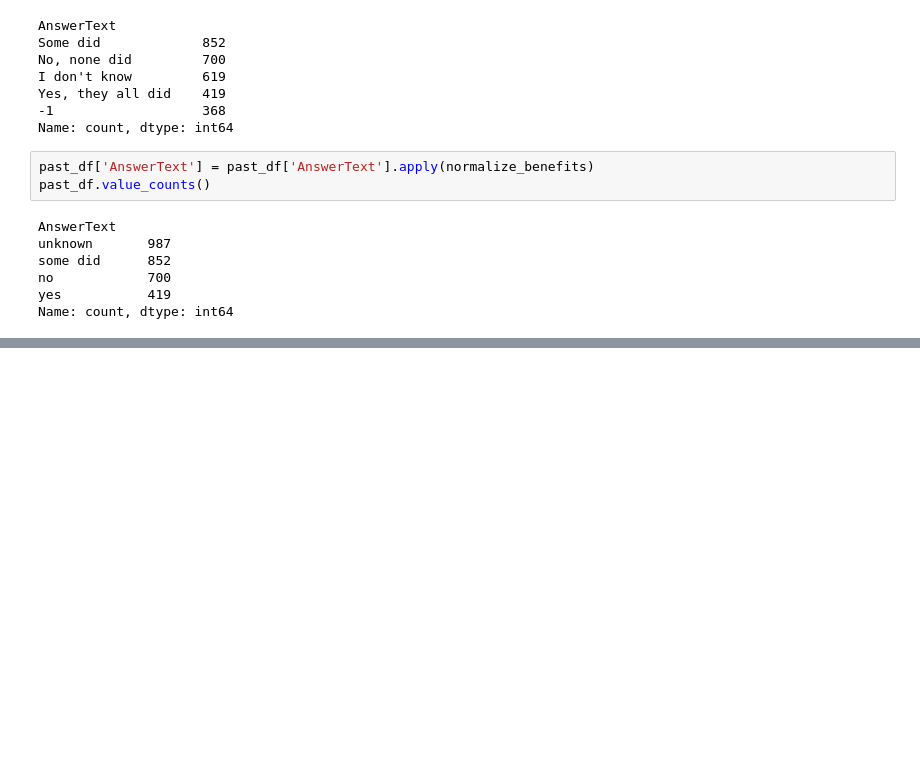
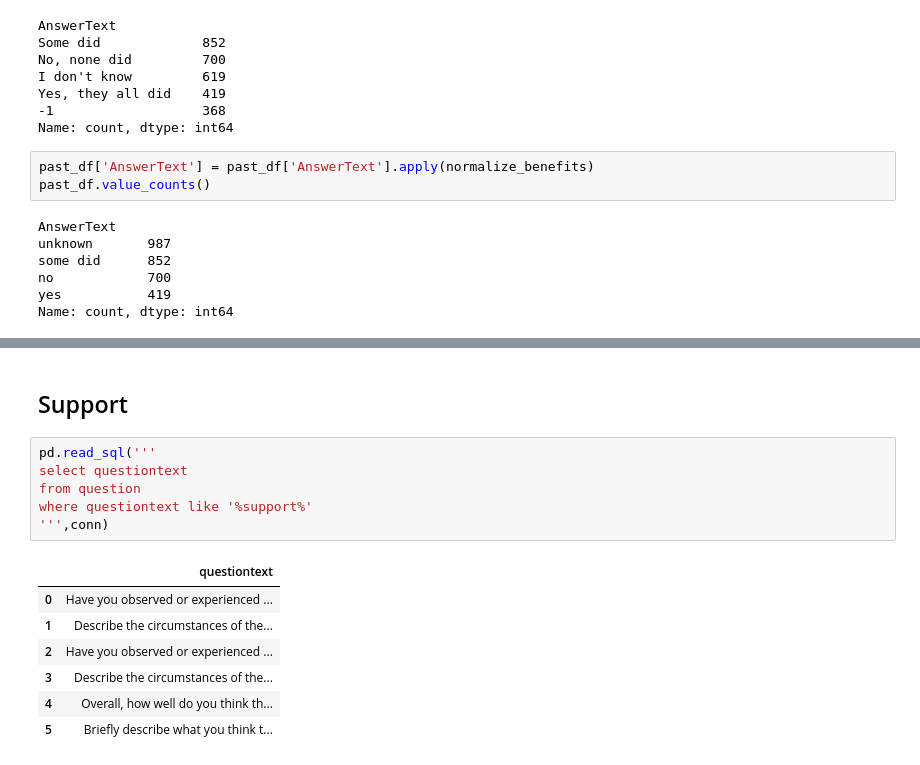
Before and after one commit to Djohnson1313/mental_health_sql, a Jupyter notebook: mental_health_analysis.ipynb, the cells around one changed output, grey strips where cells are left out. Cells and saved outputs as stored; diff of their text form; blank space fills up the shorter version.

```diff
--- a/mental_health_analysis.ipynb
+++ b/mental_health_analysis.ipynb
@@ -1020,0 +1032,16 @@ Name: count, dtype: int64
+# %% [markdown]
+## Support
+# %%
+pd.read_sql('''
+select questiontext
+from question
+where questiontext like '%support%'
+''',conn)
+# %% [output]
+|  | questiontext |
+| 0 | Have you observed or experienced ... |
+| 1 | Describe the circumstances of the... |
+| 2 | Have you observed or experienced ... |
+| 3 | Describe the circumstances of the... |
+| 4 | Overall, how well do you think th... |
+| 5 | Briefly describe what you think t... |
```
Also changed, not shown: parts of 4 cells of this notebook.
